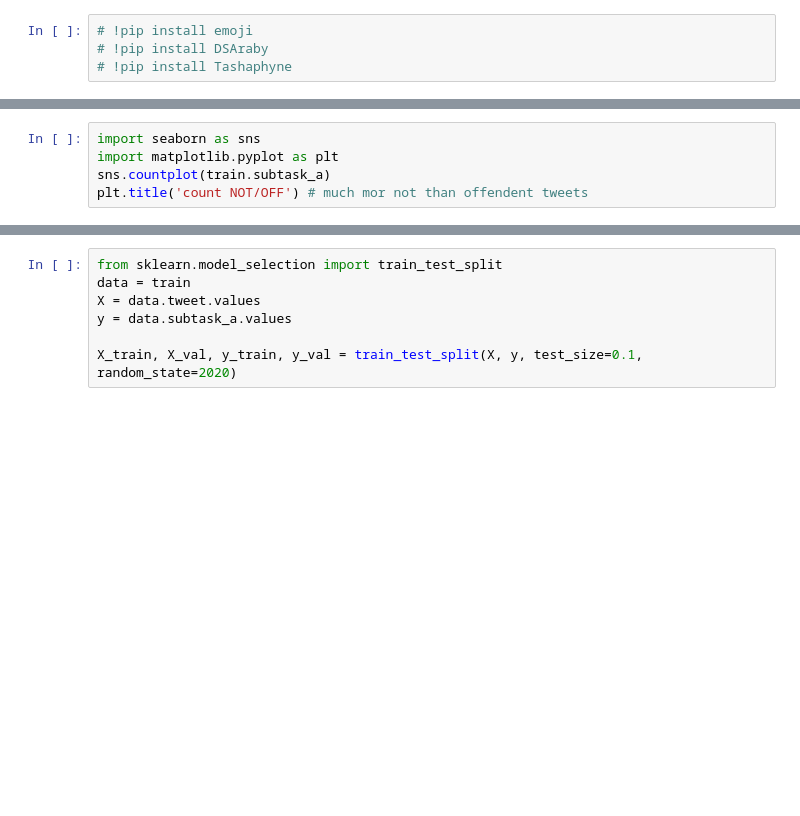
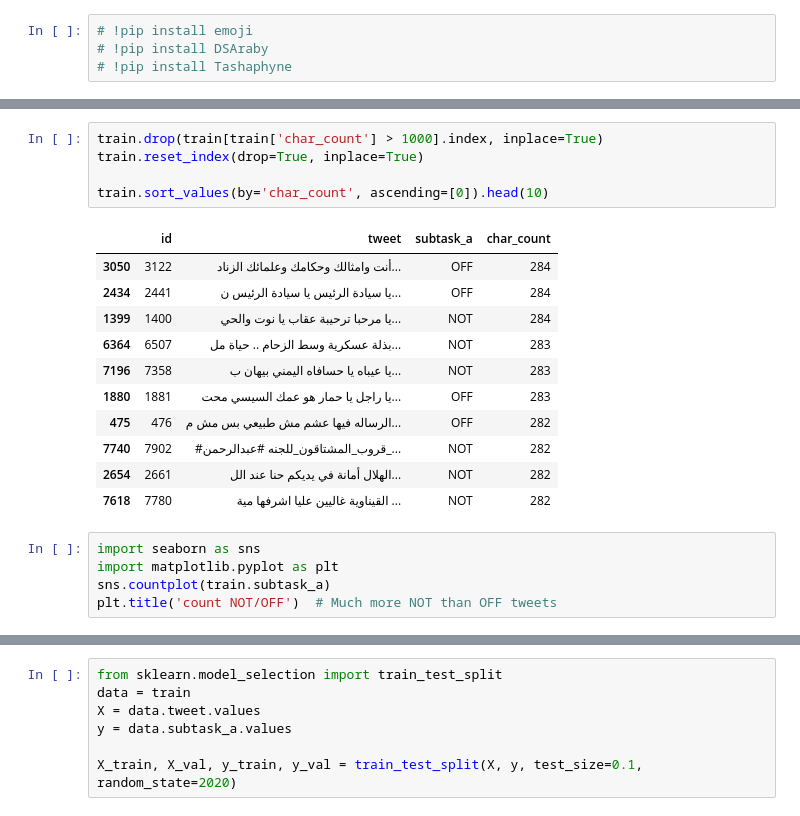
Before and after one commit to rfahrn/Shared_Task, a Jupyter notebook: Shared_Task.ipynb, the cells around one changed output, grey strips where cells are left out. Cells and saved outputs as stored; diff of their text form; blank space fills up the shorter version.

```diff
--- a/Shared_Task.ipynb
+++ b/Shared_Task.ipynb
@@ -39,6 +98,23 @@ train.head()
+# %%
+train.drop(train[train['char_count'] > 1000].index, inplace=True)
+train.reset_index(drop=True, inplace=True)
+
+train.sort_values(by='char_count', ascending=[0]).head(10)
+# %% [output]
+|  | id | tweet | subtask_a | char_count |
+| 3050 | 3122 | أنت وامثالك وحكامك وعلمائك الزناد... | OFF | 284 |
+| 2434 | 2441 | يا سيادة الرئيس يا سيادة الرئيس ن... | OFF | 284 |
+| 1399 | 1400 | يا مرحبا ترحيبة عقاب يا نوت والحي... | NOT | 284 |
+| 6364 | 6507 | بذلة عسكرية وسط الزحام .. حياة مل... | NOT | 283 |
+| 7196 | 7358 | يا عيباه يا حسافاه اليمني بيهان ب... | NOT | 283 |
+| 1880 | 1881 | يا راجل يا حمار هو عمك السيسي محت... | OFF | 283 |
+| 475 | 476 | الرساله فيها عشم مش طبيعي بس مش م... | OFF | 282 |
+| 7740 | 7902 | #قروب_المشتاقون_للجنه #عبدالرحمن_... | NOT | 282 |
+| 2654 | 2661 | الهلال أمانة في يديكم حنا عند الل... | NOT | 282 |
+| 7618 | 7780 | القيناوية غاليين عليا اشرفها مية ... | NOT | 282 |
 # %%
 import seaborn as sns
 import matplotlib.pyplot as plt
 sns.countplot(train.subtask_a)
-plt.title('count NOT/OFF') # much mor not than offendent tweets
+plt.title('count NOT/OFF')  # Much more NOT than OFF tweets
 # %%
```
Also changed, not shown: parts of 11 cells of this notebook.
